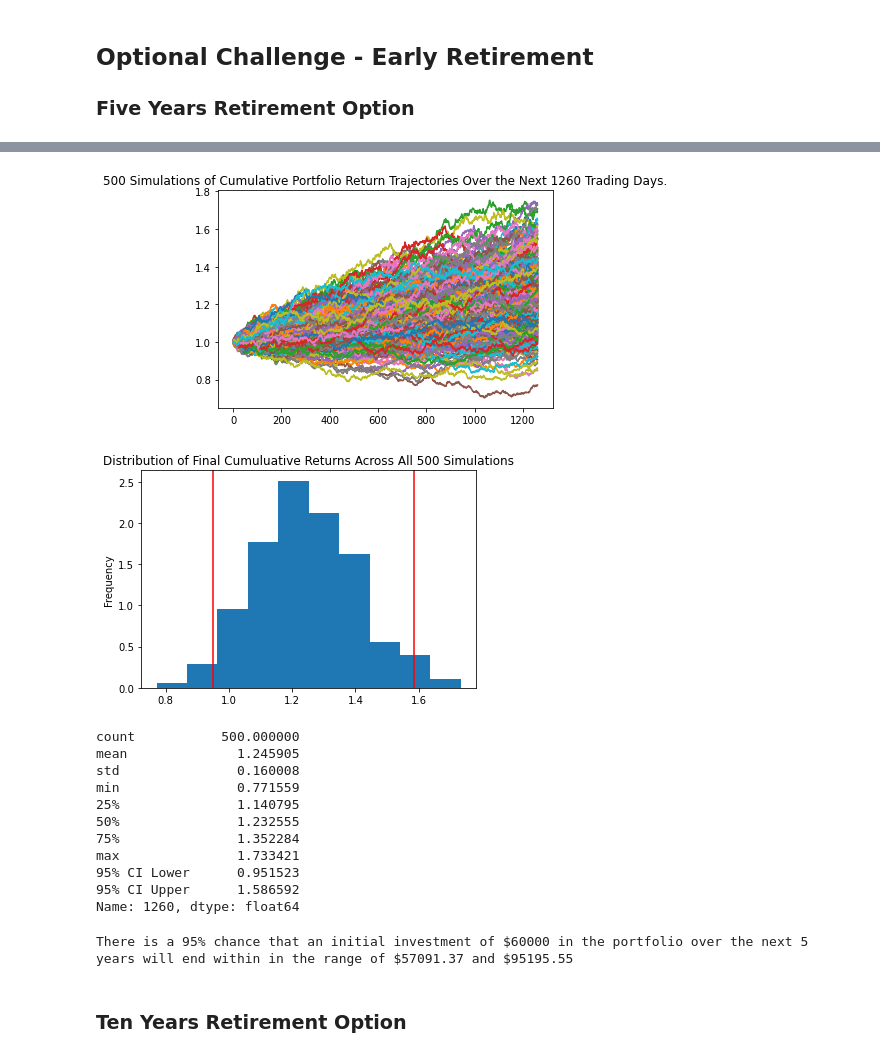
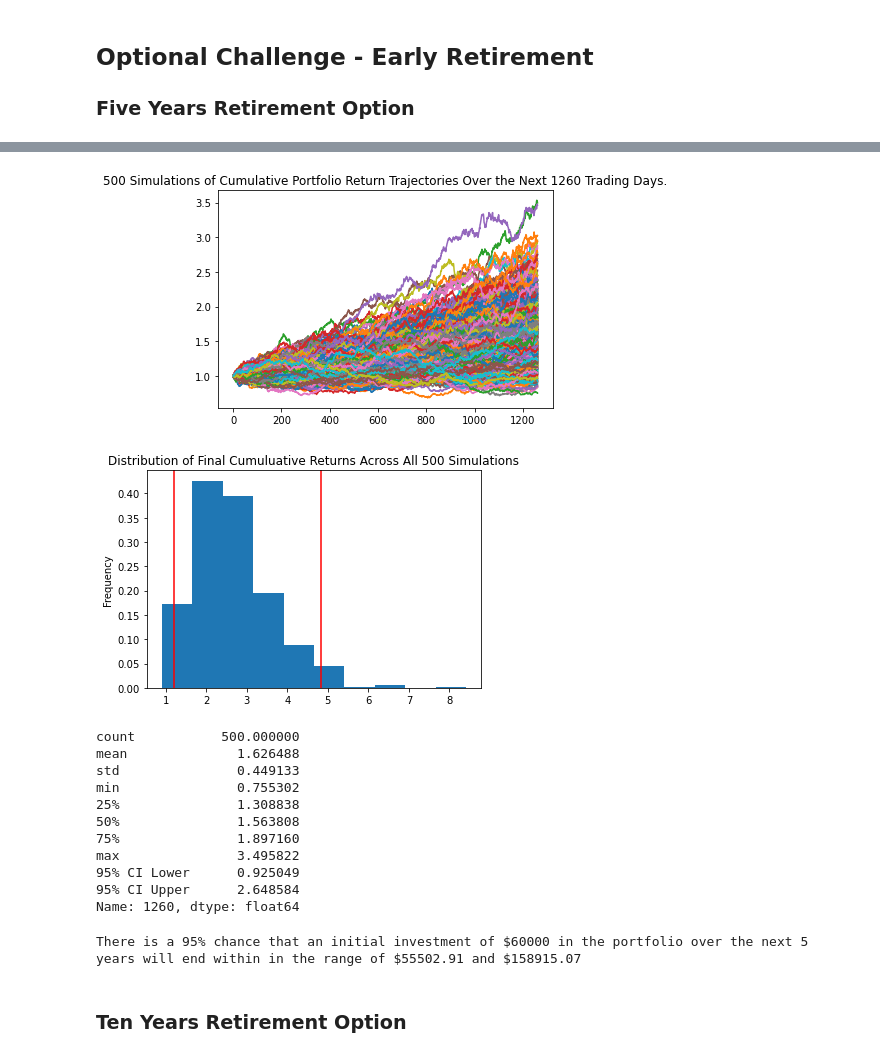
Before and after one commit to SZun/api-challenge, a Jupyter notebook: financial-planner.ipynb, the cells around one changed output, grey strips where cells are left out. Drawn from its saved outputs; the diff is of its cells as text; code cells hidden in the pictures.

```diff
--- a/financial-planner.ipynb
+++ b/financial-planner.ipynb
@@ -348,7 +353,7 @@ There is a 95% chance that an initial investment of $30000 in the portfolio over
 # Configuring a Monte Carlo simulation to forecast 5 years cumulative returns
 monte_carlo_simulation = MCSimulation(
     portfolio_data = stock_data_df,
-    weights = [.1,.9],
+    weights = [.4,.6],
     num_simulation = 500,
     num_trading_days = 252*5
 )
@@ -388,45 +393,45 @@ Running Monte Carlo simulation number 490.
 1261 rows × 500 columns
 # %%
 # Plot simulation outcomes
-# YOUR CODE HERE!
+monte_carlo_simulation.plot_simulation();
 # %% [output]
-[figure, old version]
+[figure, new version]
 # %%
 # Plot probability distribution and confidence intervals
-# YOUR CODE HERE!
+monte_carlo_simulation.plot_distribution();
 # %% [output]
-[figure, old version]
+[figure, new version]
 # %%
 # Fetch summary statistics from the Monte Carlo simulation results
-# YOUR CODE HERE!
+simulation_summary_statistics = monte_carlo_simulation.summarize_cumulative_return()
 
 # Print summary statistics
-# YOUR CODE HERE!
+print(simulation_summary_statistics)
 # %% [output]
 count           500.000000
-mean              1.245905
-std               0.160008
-min               0.771559
-25%               1.140795
-50%               1.232555
-75%               1.352284
-max               1.733421
-95% CI Lower      0.951523
-95% CI Upper      1.586592
+mean              1.626488
+std               0.449133
+min               0.755302
+25%               1.308838
+50%               1.563808
+75%               1.897160
+max               3.495822
+95% CI Lower      0.925049
+95% CI Upper      2.648584
 Name: 1260, dtype: float64
 # %%
 # Set initial investment
-# YOUR CODE HERE!
+initial_investment = 60000
 
 # Use the lower and upper `95%` confidence intervals to calculate the range of the possible outcomes of our $60,000
-# YOUR CODE HERE!
+ci_lower_five, ci_upper_five = calulate_ci_range(initial_investment)
 
 # Print results
 print(f"There is a 95% chance that an initial investment of ${initial_investment} in the portfolio"
       f" over the next 5 years will end within in the range of"
       f" ${ci_lower_five} and ${ci_upper_five}")
 # %% [output]
-There is a 95% chance that an initial investment of $60000 in the portfolio over the next 5 years will end within in the range of $57091.37 and $95195.55
+There is a 95% chance that an initial investment of $60000 in the portfolio over the next 5 years will end within in the range of $55502.91 and $158915.07
 # %% [markdown]
 ### Ten Years Retirement Option
 # %%
```
Also changed, not shown: parts of 18 cells of this notebook.
